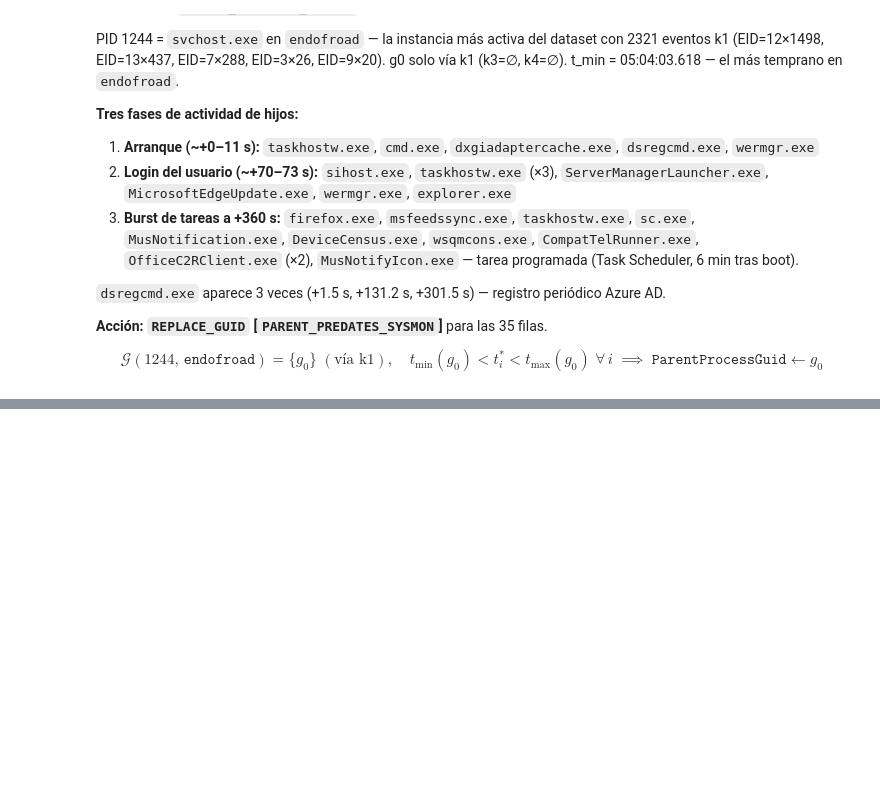
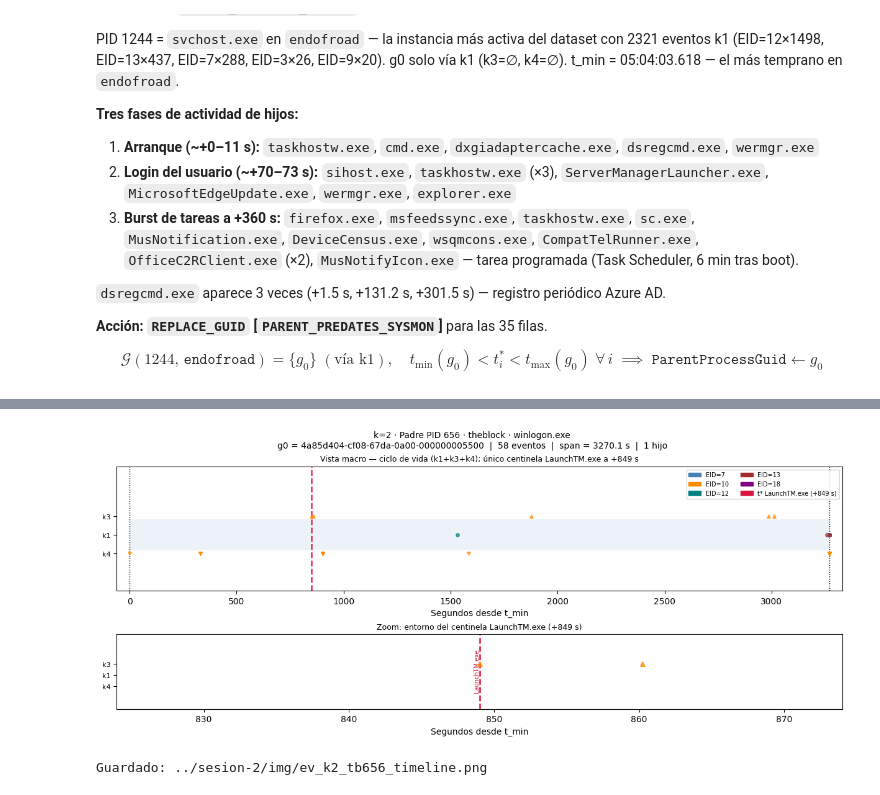
Before and after one commit to ollerenac/curso2026, a Jupyter notebook: sesion-2/9_enfoque_B.ipynb, the cells around one changed output, grey strips where cells are left out. Drawn from its saved outputs; the diff is of its cells as text; code cells hidden in the pictures; blank space fills up the shorter version.

```diff
--- a/sesion-2/9_enfoque_B.ipynb
+++ b/sesion-2/9_enfoque_B.ipynb
@@ -5560,0 +5631,70 @@ $$
+# %%
+import matplotlib.pyplot as plt
+import matplotlib.patches as mpatches
+
+OUT = '../sesion-2/img/ev_k2_tb656_timeline.png'
+
+ev_k1_tb656 = df[~df['EventID'].isin([8,10]) & (df['ProcessGuid']==g0_tb656)].copy(); ev_k1_tb656['kpair']='k1'
+ev_k3_tb656 = df[df['EventID'].isin([8,10])  & (df['SourceProcessGUID']==g0_tb656)].copy(); ev_k3_tb656['kpair']='k3'
+ev_k4_tb656 = df[df['EventID'].isin([8,10])  & (df['TargetProcessGUID']==g0_tb656)].copy(); ev_k4_tb656['kpair']='k4'
+all_ev_tb656 = pd.concat([ev_k1_tb656, ev_k3_tb656, ev_k4_tb656], ignore_index=True)
+
+t0_tb656 = t_min_tb656
+def sec_tb656(t): return (pd.Timestamp(t) - t0_tb656).total_seconds()
+
+colors_eid = {7:'steelblue', 10:'darkorange', 12:'teal', 13:'brown', 18:'purple'}
+markers_kp = {'k1':'o', 'k3':'^', 'k4':'v'}
+y_kp       = {'k1':0, 'k3':0.15, 'k4':-0.15}
+
+fig, (ax1, ax2) = plt.subplots(2, 1, figsize=(12, 5),
+                                gridspec_kw={'height_ratios':[2, 1.2]},
+                                constrained_layout=True)
+fig.suptitle(f'k=2 · Padre PID 656 · theblock · winlogon.exe\n'
+             f'g0 = {g0_tb656}  |  {len(all_ev_tb656)} eventos  |  span = {span_s_tb656:.1f} s  |  1 hijo',
+             fontsize=10)
+
+# Panel superior: macro
+ax1.set_title('Vista macro — ciclo de vida (k1+k3+k4); único centinela LaunchTM.exe a +849 s', fontsize=9)
+ax1.barh(0, span_s_tb656, left=0, height=0.25, color='steelblue', alpha=0.1)
+for _, row in all_ev_tb656.iterrows():
+    if pd.isna(row['ts']): continue
+    ax1.scatter(sec_tb656(row['ts']), y_kp[row['kpair']],
+                color=colors_eid.get(int(row['EventID']), 'gray'),
+                marker=markers_kp[row['kpair']], s=15, alpha=0.7, zorder=3)
+for _, row in sent_tb656.iterrows():
+    ax1.axvline(sec_tb656(row['ts']), color='crimson', lw=1.8, ls='--', alpha=0.9)
+ax1.axvline(0,           color='black', lw=1, ls=':')
+ax1.axvline(span_s_tb656, color='black', lw=1, ls=':')
+eid_in = [e for e in sorted(colors_eid) if e in all_ev_tb656['EventID'].values]
+patches  = [mpatches.Patch(color=colors_eid[e], label=f'EID={e}') for e in eid_in]
+patches += [mpatches.Patch(color='crimson', label='t* LaunchTM.exe (+849 s)')]
+ax1.legend(handles=patches, fontsize=7, loc='upper right', ncol=2)
+ax1.set_xlim(-60, span_s_tb656+60); ax1.set_ylim(-0.45, 0.55)
+ax1.set_yticks([-0.15, 0, 0.15]); ax1.set_yticklabels(['k4','k1','k3'], fontsize=8)
+ax1.set_xlabel('Segundos desde t_min')
+
+# Panel inferior: zoom alrededor de t* (+830-870 s)
+ax2.set_title('Zoom: entorno del centinela LaunchTM.exe (+849 s)', fontsize=9)
+center, half = 849, 25
+for _, row in all_ev_tb656.iterrows():
+    if pd.isna(row['ts']): continue
+    x = sec_tb656(row['ts'])
+    if not (center-half <= x <= center+half): continue
+    ax2.scatter(x, y_kp[row['kpair']],
+                color=colors_eid.get(int(row['EventID']), 'gray'),
+                marker=markers_kp[row['kpair']], s=30, alpha=0.8, zorder=3)
+for _, row in sent_tb656.iterrows():
+    x = sec_tb656(row['ts'])
+    ax2.axvline(x, color='crimson', lw=1.8, ls='--')
+    ax2.text(x, 0.35, 'LaunchTM.exe', rotation=90, fontsize=7,
+             color='crimson', va='top', ha='right')
+ax2.set_xlim(center-half, center+half); ax2.set_ylim(-0.45, 0.55)
+ax2.set_yticks([-0.15, 0, 0.15]); ax2.set_yticklabels(['k4','k1','k3'], fontsize=8)
+ax2.set_xlabel('Segundos desde t_min')
+
+fig.savefig(OUT, dpi=150, bbox_inches='tight')
+plt.show()
+print(f'Guardado: {OUT}')
+# %% [output]
+[figure, added]
+Guardado: ../sesion-2/img/ev_k2_tb656_timeline.png
```
Also changed, not shown: parts of 3 cells of this notebook, 2 other files.
